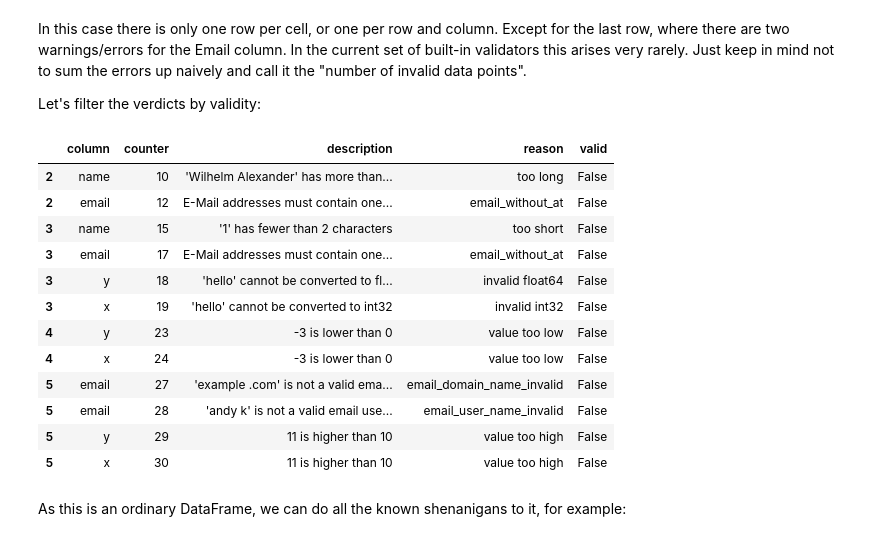
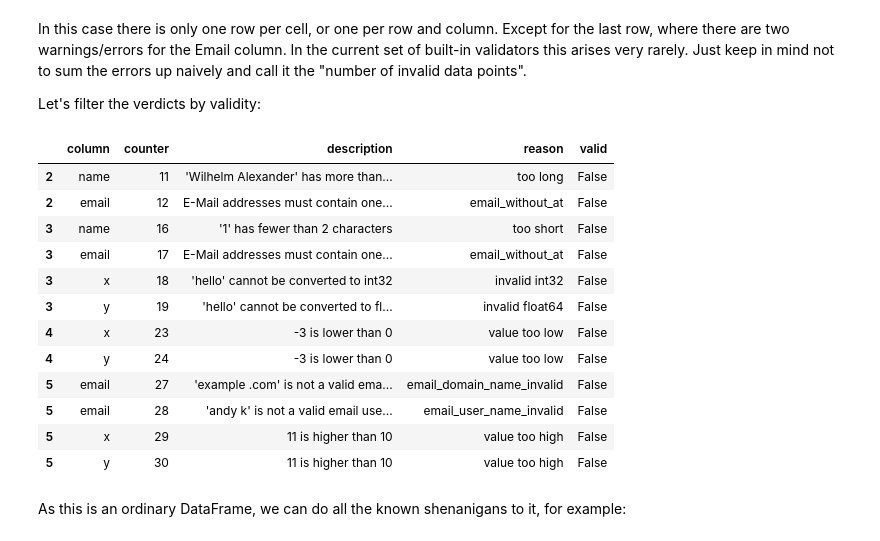
Before and after one commit to akloster/table-cleaner, a Jupyter notebook: docs/source/Tutorial.ipynb, the cells around one changed output. Drawn from its saved outputs; the diff is of its cells as text; code cells hidden in the pictures.

Commit message:
Cleaner Metaclass Refactoring
Refactoring Cleaner instances with Metaclasses provides a nicer API,
much like Django's forms and models.

```diff
--- a/docs/source/Tutorial.ipynb
+++ b/docs/source/Tutorial.ipynb
@@ -62,10 +62,10 @@ All columns are referred to as "object", which means they are saved as individua
 
 Let's define a cleaner:
 # %%
-cleaner = tc.TableCleaner({'name': tc.String(min_length=2, max_length=10),
-                           'email': tc.Email(),
-                           'x': tc.Int(min_value=0, max_value=10),
-                           'y': tc.Float64(min_value=0, max_value=10),
-                           'active': tc.Bool(),
-                            })
+class MyCleaner(tc.Cleaner):
+    name = tc.String(min_length=2, max_length=10)
+    email = tc.Email()
+    x = tc.Int(min_value=0, max_value=10)
+    y = tc.Float64(min_value=0, max_value=10)
+    active = tc.Bool()
 # %% [markdown]
@@ -89,0 +79,2 @@ display.display(output)
+# %%
+cleaner = MyCleaner(initial_df)
@@ -129,22 +128,22 @@ In this case there is only one row per cell, or one per row and column. Except f
 
 Let's filter the verdicts by validity:
 # %%
-errors = verdicts[~verdicts.valid]
+errors = cleaner.verdicts[~cleaner.verdicts.valid]
 display.display(errors)
 # %% [output]
 |  | column | counter | description | reason | valid |
-| 2 | name | 10 | 'Wilhelm Alexander' has more than... | too long | False |
+| 2 | name | 11 | 'Wilhelm Alexander' has more than... | too long | False |
 | 2 | email | 12 | E-Mail addresses must contain one... | email_without_at | False |
-| 3 | name | 15 | '1' has fewer than 2 characters | too short | False |
+| 3 | name | 16 | '1' has fewer than 2 characters | too short | False |
 | 3 | email | 17 | E-Mail addresses must contain one... | email_without_at | False |
-| 3 | y | 18 | 'hello' cannot be converted to fl... | invalid float64 | False |
-| 3 | x | 19 | 'hello' cannot be converted to int32 | invalid int32 | False |
-| 4 | y | 23 | -3 is lower than 0 | value too low | False |
-| 4 | x | 24 | -3 is lower than 0 | value too low | False |
+| 3 | x | 18 | 'hello' cannot be converted to int32 | invalid int32 | False |
+| 3 | y | 19 | 'hello' cannot be converted to fl... | invalid float64 | False |
+| 4 | x | 23 | -3 is lower than 0 | value too low | False |
+| 4 | y | 24 | -3 is lower than 0 | value too low | False |
 | 5 | email | 27 | 'example .com' is not a valid ema... | email_domain_name_invalid | False |
 | 5 | email | 28 | 'andy k' is not a valid email use... | email_user_name_invalid | False |
-| 5 | y | 29 | 11 is higher than 10 | value too high | False |
-| 5 | x | 30 | 11 is higher than 10 | value too high | False |
+| 5 | x | 29 | 11 is higher than 10 | value too high | False |
+| 5 | y | 30 | 11 is higher than 10 | value too high | False |
 # %% [markdown]
 As this is an ordinary DataFrame, we can do all the known shenanigans to it, for example:
 # %%
```
Also changed, not shown: parts of 21 cells of this notebook, 5 other files.
